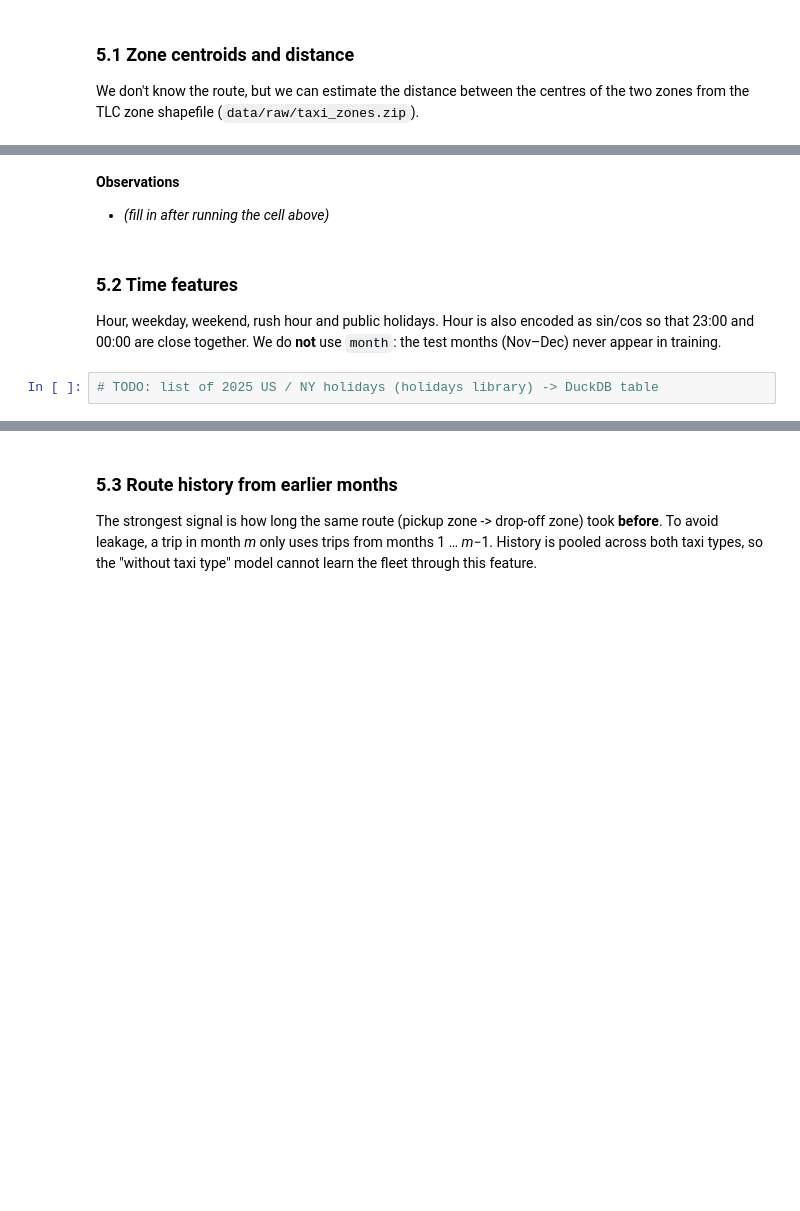
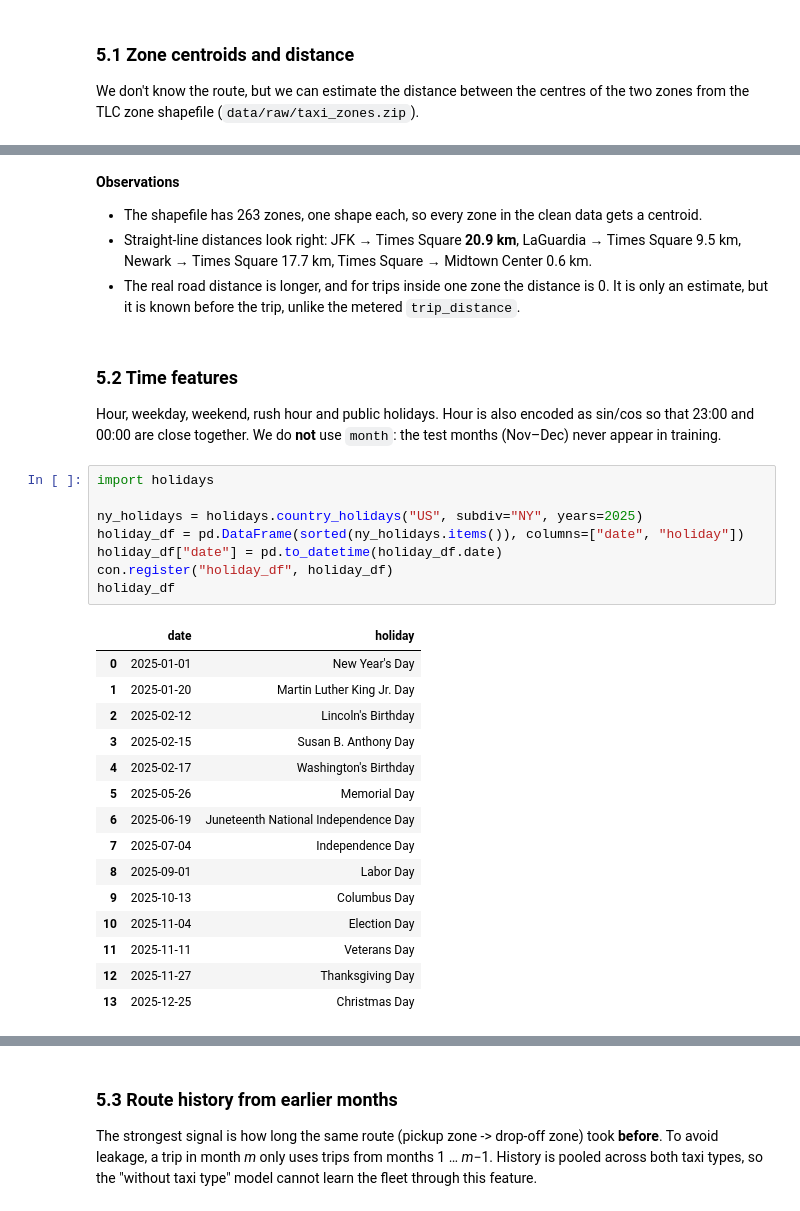
Before and after one commit to Shreyit/nyc-taxi-ml, a Jupyter notebook: notebooks/nyc_taxi_trip_duration.ipynb, the cells around one changed output, grey strips where cells are left out. Drawn from its saved outputs; the diff is of its cells as text; blank space fills up the shorter version.

```diff
--- a/notebooks/nyc_taxi_trip_duration.ipynb
+++ b/notebooks/nyc_taxi_trip_duration.ipynb
@@ -824,10 +855,36 @@ TLC zone shapefile (`data/raw/taxi_zones.zip`).
 # %% [markdown]
 **Observations**
-- *(fill in after running the cell above)*
+- The shapefile has 263 zones, one shape each, so every zone in the clean data gets a centroid.
+- Straight-line distances look right: JFK → Times Square **20.9 km**, LaGuardia → Times Square 9.5 km,
+  Newark → Times Square 17.7 km, Times Square → Midtown Center 0.6 km.
+- The real road distance is longer, and for trips inside one zone the distance is 0. It is only an estimate,
+  but it is known before the trip, unlike the metered `trip_distance`.
 # %% [markdown]
 ### 5.2 Time features
 
 Hour, weekday, weekend, rush hour and public holidays. Hour is also encoded as sin/cos so that 23:00 and
 00:00 are close together. We do **not** use `month`: the test months (Nov–Dec) never appear in training.
 # %%
-# TODO: list of 2025 US / NY holidays (holidays library) -> DuckDB table
+import holidays
+
+ny_holidays = holidays.country_holidays("US", subdiv="NY", years=2025)
+holiday_df = pd.DataFrame(sorted(ny_holidays.items()), columns=["date", "holiday"])
+holiday_df["date"] = pd.to_datetime(holiday_df.date)
+con.register("holiday_df", holiday_df)
+holiday_df
+# %% [output]
+|  | date | holiday |
+| 0 | 2025-01-01 | New Year's Day |
+| 1 | 2025-01-20 | Martin Luther King Jr. Day |
+| 2 | 2025-02-12 | Lincoln's Birthday |
+| 3 | 2025-02-15 | Susan B. Anthony Day |
+| 4 | 2025-02-17 | Washington's Birthday |
+| 5 | 2025-05-26 | Memorial Day |
+| 6 | 2025-06-19 | Juneteenth National Independence Day |
+| 7 | 2025-07-04 | Independence Day |
+| 8 | 2025-09-01 | Labor Day |
+| 9 | 2025-10-13 | Columbus Day |
+| 10 | 2025-11-04 | Election Day |
+| 11 | 2025-11-11 | Veterans Day |
+| 12 | 2025-11-27 | Thanksgiving Day |
+| 13 | 2025-12-25 | Christmas Day |
```
Also changed, not shown: parts of 13 cells of this notebook.
